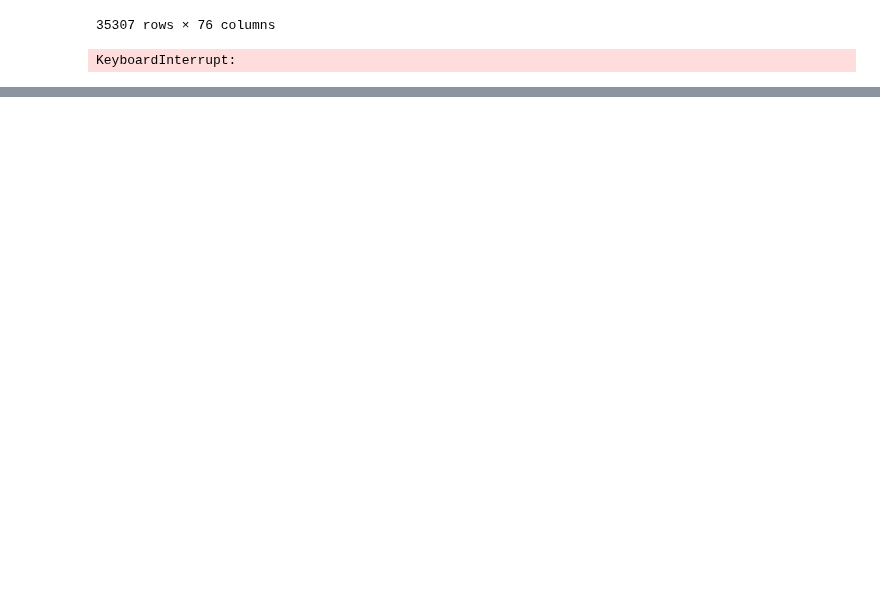
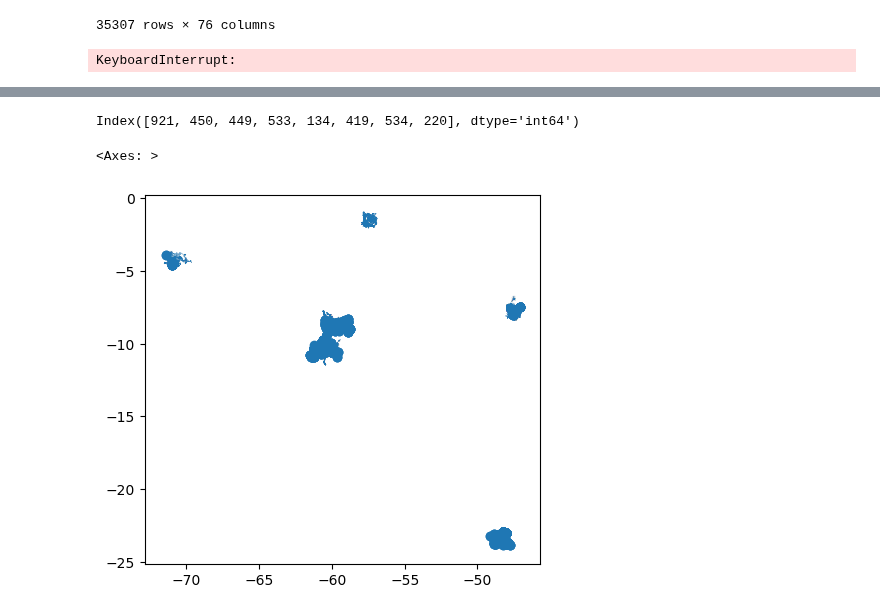
Before and after one commit to felixschulz385/Masterthesis, a Jupyter notebook: code/experiments/hydrology_stations.ipynb, the cells around one changed output, grey strips where cells are left out. Saved outputs shown, nothing was run; the diff lists cells and outputs as text; code cells hidden in the pictures; blank space fills up the shorter version.

```diff
--- a/code/experiments/hydrology_stations.ipynb
+++ b/code/experiments/hydrology_stations.ipynb
@@ -323,0 +341,17 @@ c.retrieve(
+# %%
+dfs = [None] * files.shape[0]
+for i in range(files.shape[0]):
+    # open zip file
+    with zipfile.ZipFile(f"{root_path}{files.filename.iloc[i]}", "r") as z:
+        # prepare name of file in zipfile
+        t_csvname = f"{files.file_id.iloc[i]}_QualAgua.csv"
+        # check if a water quality file exists
+        if t_csvname in [x.filename for x in z.filelist]:
+            # get number of header lines to skip
+            with z.open(t_csvname) as f:
+                t_it = ""
+                while not "EstacaoCodigo" in t_it:
+                    t_it = f.readline().decode("latin-1")
+                dfs[i] = pd.read_csv(f, names=t_it.split(";"), delimiter=";", encoding="latin-1")
+        else:
+            dfs[i] = pd.DataFrame()
@@ -323,0 +477,4 @@ c.retrieve(
+# %%
+import os
+files = pd.Series(os.listdir("/Users/felixschulz/Library/CloudStorage/OneDrive-Personal/Dokumente/Uni/Masterthesis/data/land_cover/temp_extracted_land_cover"))
+files = files[files.str.contains("feather")]
@@ -323,0 +513,14 @@ c.retrieve(
+# %%
+land_cover = pd.concat([pd.read_feather(f"/Users/felixschulz/Library/CloudStorage/OneDrive-Personal/Dokumente/Uni/Masterthesis/data/land_cover/temp_extracted_land_cover/{x}") for x in files])
+land_cover.index.names = [None, None]
+# %%
+drainage_polygons = gpd.read_feather("/Users/felixschulz/Library/CloudStorage/OneDrive-Personal/Dokumente/Uni/Masterthesis/data/drainage/extracted_drainage_polygons.feather")
+# %%
+land_cover.index.get_level_values(0).unique()
+# %% [output]
+Index([921, 450, 449, 533, 134, 419, 534, 220], dtype='int64')
+# %%
+drainage_polygons.join(land_cover.query("year==2017"), how = "inner").plot()
+# %% [output]
+<Axes: >
+[figure, added]
```
Also changed, not shown: parts of 41 cells of this notebook, 5 other files.
